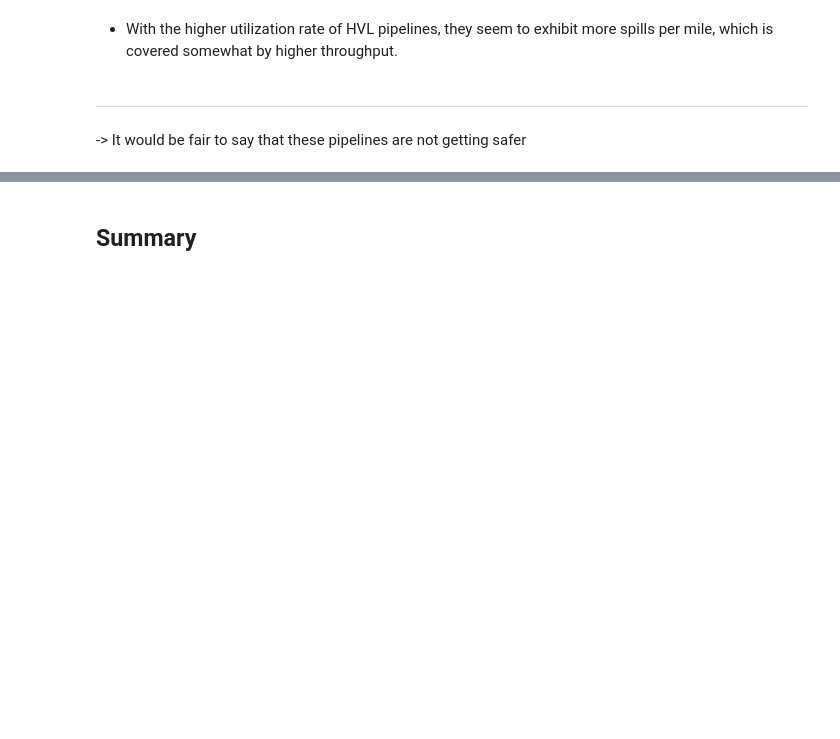
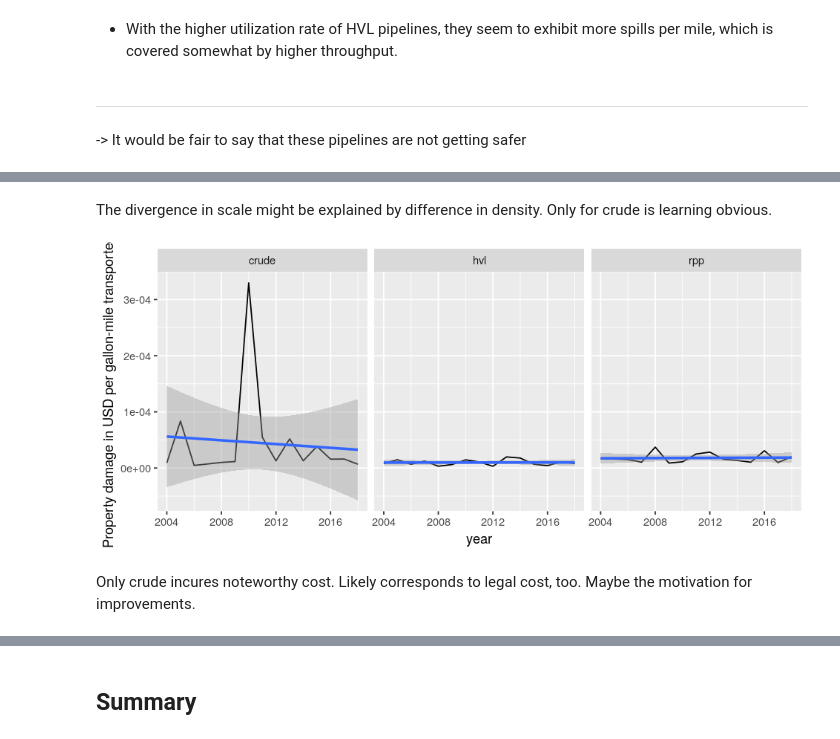
Before and after one commit to julianbarg/spills, a Jupyter notebook: presentations/rpm_2020-03-20/rpm_2020-03-20.ipynb, the cells around one changed output, grey strips where cells are left out. Drawn from its saved outputs; the diff is of its cells as text; code cells hidden in the pictures; blank space fills up the shorter version.

```diff
--- a/presentations/rpm_2020-03-20/rpm_2020-03-20.ipynb
+++ b/presentations/rpm_2020-03-20/rpm_2020-03-20.ipynb
@@ -340,0 +357,14 @@ standardized_2
+# %% [markdown]
+The divergence in scale might be explained by difference in density. Only for crude is learning obvious.
+# %%
+pipelines_y_c %>%
+    filter(variable == "cost_per_volume") %>%
+    ggplot(aes(x=year, y=value)) +
+        facet_wrap(~commodity) +
+        geom_line() +
+        geom_smooth(method = "lm") +
+        labs(y = "Property damage in USD per gallon-mile transported")
+# %% [output]
+[figure, added]
+# %% [markdown]
+Only crude incures noteworthy cost. Likely corresponds to legal cost, too. Maybe the motivation for improvements.
```
Also changed, not shown: parts of 14 cells of this notebook, 2 other files.
